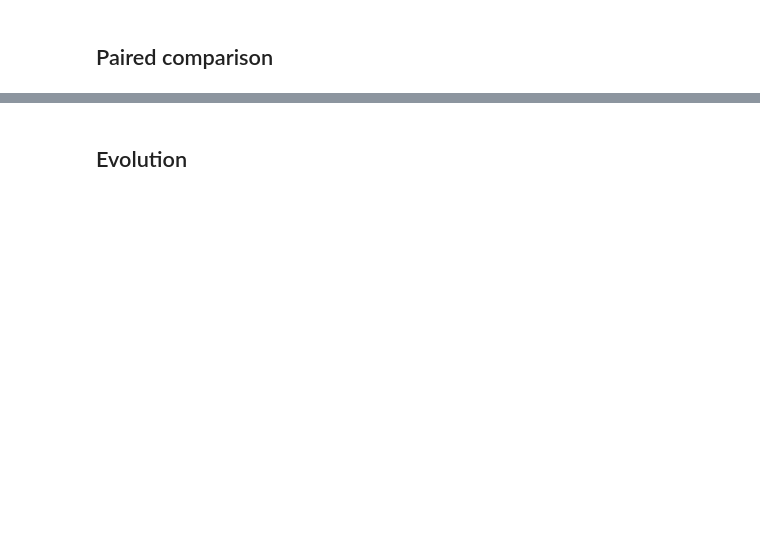
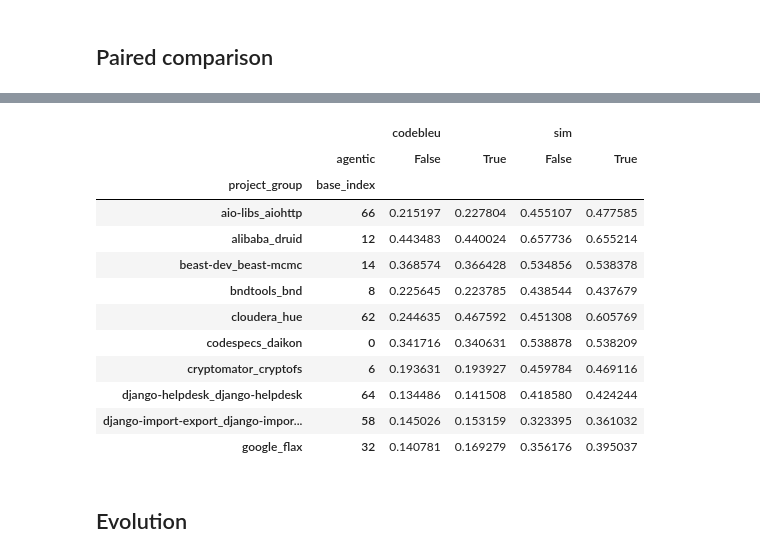
Before and after one commit to lucianoMarchezan/codehistorian-extractor, a Jupyter notebook: analysis/RQ1/RQ1.ipynb, the cells around one changed output, grey strips where cells are left out. Saved outputs shown, nothing was run; the diff lists cells and outputs as text; code cells hidden in the pictures; blank space fills up the shorter version.

```diff
--- a/analysis/RQ1/RQ1.ipynb
+++ b/analysis/RQ1/RQ1.ipynb
@@ -127,11 +201,47 @@ display(project_scores.head())
 # %%
-comparison = project_scores.pivot_table(
-    index=["project", "base_index"],
-    columns="agentic",
-    values=["sim", "codebleu"]
-)
+import re
 
-comparison.head()
+def normalize_project(name):
+    # remove the final hash part
+    return re.sub(r'_[0-9a-f]{12}$', '', name)
+
+df["project_group"] = df["project"].apply(normalize_project)
+# %%
+project_scores = (
+    df
+    .groupby(
+        [
+            "project_group",
+            "base_index",
+            "agentic"
+        ]
+    )[["sim", "codebleu"]]
+    .mean()
+    .reset_index()
+)
+
+
+comparison = project_scores.pivot_table(
+    index=["project_group", "base_index"],
+    columns="agentic",
+    values=["sim", "codebleu"]
+)
+
+display(comparison.head(10))
+# %% [output]
+|  |  | codebleu |  | sim |  |
+|  | agentic | False | True | False | True |
+| project_group | base_index |  |  |  |  |
+| aio-libs_aiohttp | 66 | 0.215197 | 0.227804 | 0.455107 | 0.477585 |
+| alibaba_druid | 12 | 0.443483 | 0.440024 | 0.657736 | 0.655214 |
+| beast-dev_beast-mcmc | 14 | 0.368574 | 0.366428 | 0.534856 | 0.538378 |
+| bndtools_bnd | 8 | 0.225645 | 0.223785 | 0.438544 | 0.437679 |
+| cloudera_hue | 62 | 0.244635 | 0.467592 | 0.451308 | 0.605769 |
+| codespecs_daikon | 0 | 0.341716 | 0.340631 | 0.538878 | 0.538209 |
+| cryptomator_cryptofs | 6 | 0.193631 | 0.193927 | 0.459784 | 0.469116 |
+| django-helpdesk_django-helpdesk | 64 | 0.134486 | 0.141508 | 0.418580 | 0.424244 |
+| django-import-export_django-impor... | 58 | 0.145026 | 0.153159 | 0.323395 | 0.361032 |
+| google_flax | 32 | 0.140781 | 0.169279 | 0.356176 | 0.395037 |
 # %% [markdown]
 ## Evolution
 # %%
```
Also changed, not shown: parts of 14 cells of this notebook, 1 other file.
